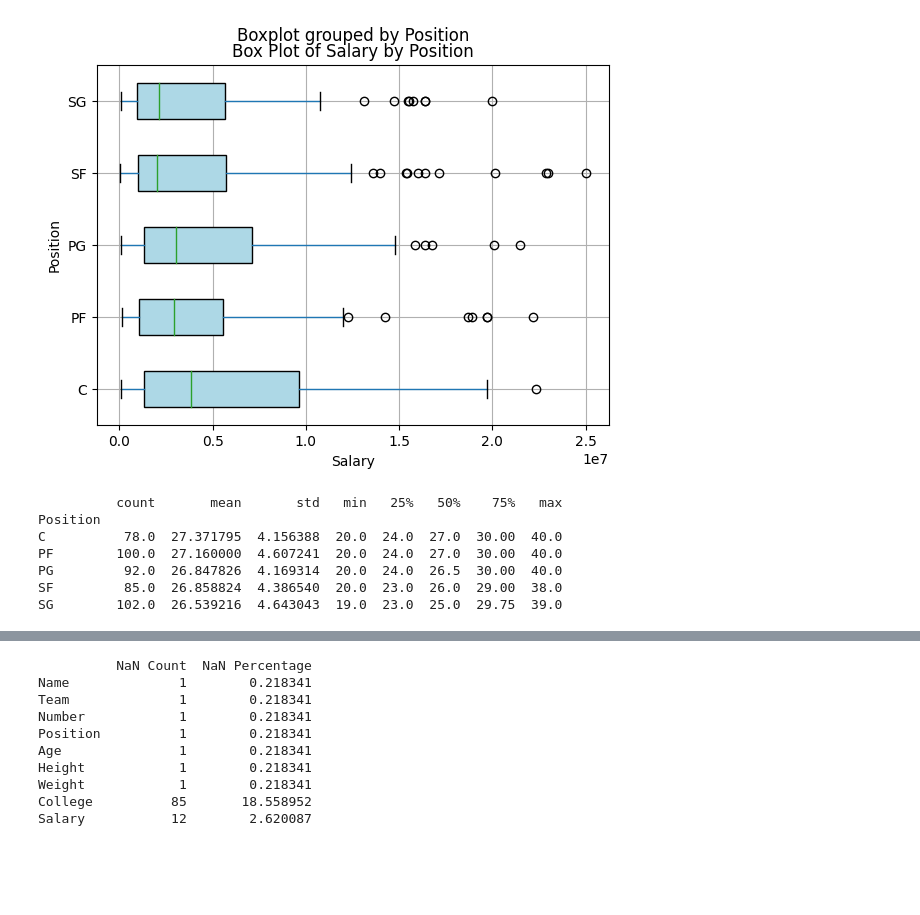
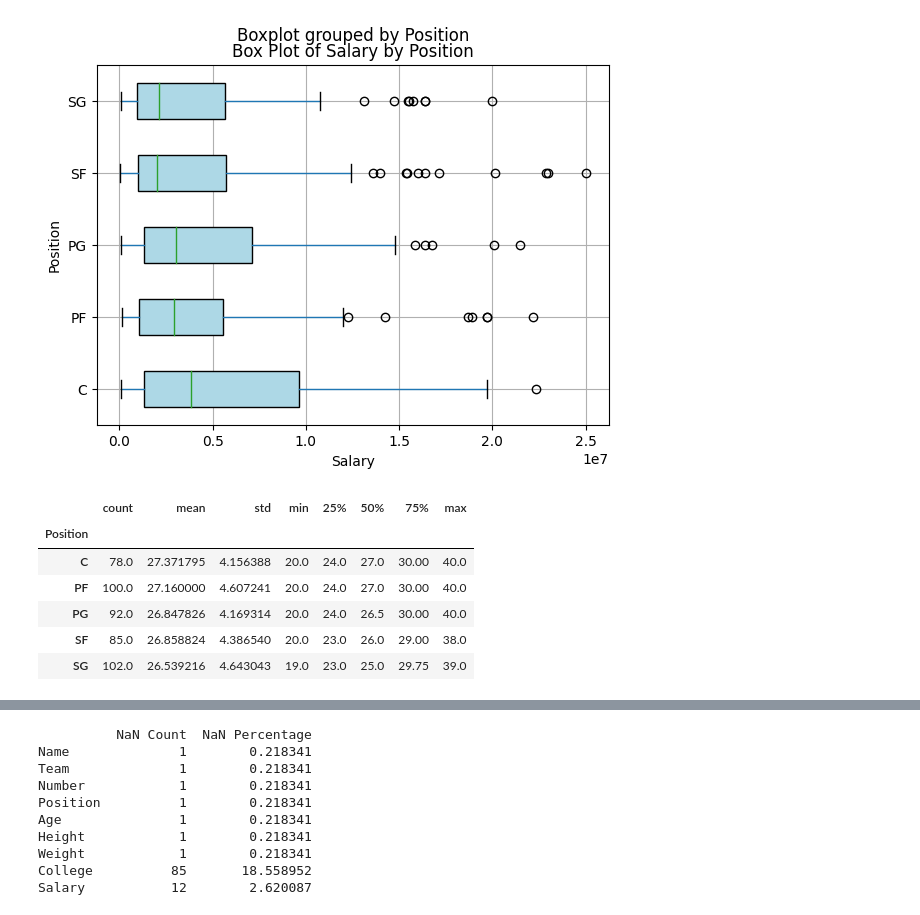
Before and after one commit to tassiogomes/MINDD-ISEP, a Jupyter notebook: MINDD_PL01.ipynb, the cells around one changed output, grey strips where cells are left out. Cells and saved outputs as stored; diff of their text form; code cells hidden in the pictures; blank space fills up the shorter version.

```diff
--- a/MINDD_PL01.ipynb
+++ b/MINDD_PL01.ipynb
@@ -318,15 +348,16 @@ boxplot.set_title('Box Plot of Salary by Position')
 # %% [output]
 Text(0.5, 1.0, 'Box Plot of Salary by Position')
 [figure]
-# %%
-age_describe_by_position = df.groupby('Position')['Age'].describe()
-print(age_describe_by_position)
-# %% [output]
-          count       mean       std   min   25%   50%    75%   max
-Position
-C          78.0  27.371795  4.156388  20.0  24.0  27.0  30.00  40.0
-PF        100.0  27.160000  4.607241  20.0  24.0  27.0  30.00  40.0
-PG         92.0  26.847826  4.169314  20.0  24.0  26.5  30.00  40.0
-SF         85.0  26.858824  4.386540  20.0  23.0  26.0  29.00  38.0
-SG        102.0  26.539216  4.643043  19.0  23.0  25.0  29.75  39.0
+# %%
+#23. Get the statistics of the Age variable grouped by Position
+age_describe_by_position = df.groupby('Position')['Age'].describe()
+age_describe_by_position
+# %% [output]
+|  | count | mean | std | min | 25% | 50% | 75% | max |
+| Position |  |  |  |  |  |  |  |  |
+| C | 78.0 | 27.371795 | 4.156388 | 20.0 | 24.0 | 27.0 | 30.00 | 40.0 |
+| PF | 100.0 | 27.160000 | 4.607241 | 20.0 | 24.0 | 27.0 | 30.00 | 40.0 |
+| PG | 92.0 | 26.847826 | 4.169314 | 20.0 | 24.0 | 26.5 | 30.00 | 40.0 |
+| SF | 85.0 | 26.858824 | 4.386540 | 20.0 | 23.0 | 26.0 | 29.00 | 38.0 |
+| SG | 102.0 | 26.539216 | 4.643043 | 19.0 | 23.0 | 25.0 | 29.75 | 39.0 |
 # %%
```
Also changed, not shown: parts of 36 cells of this notebook.
